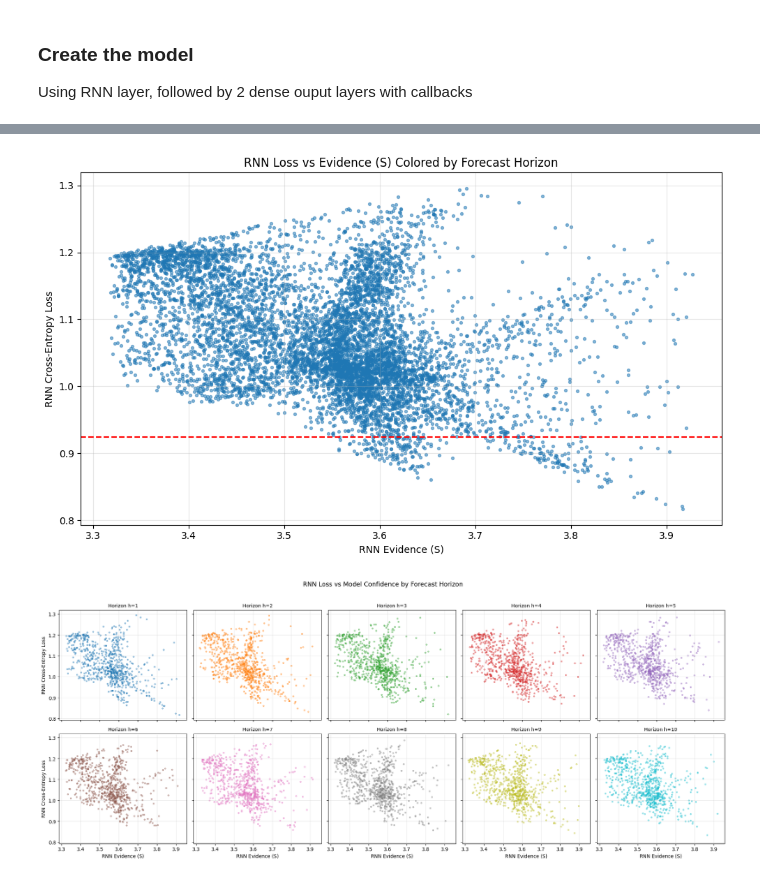
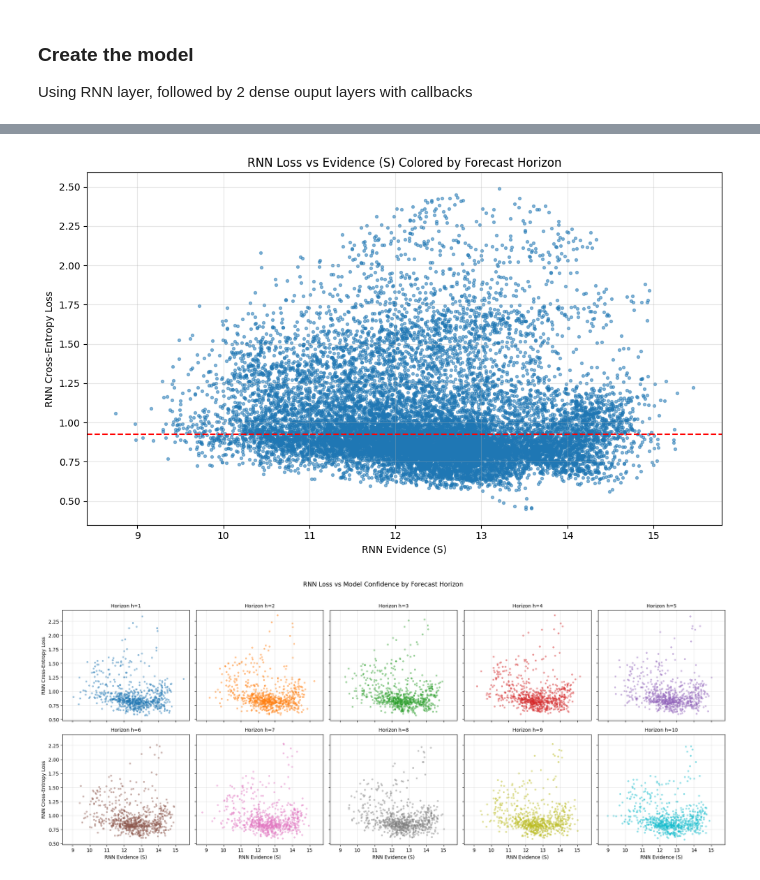
Before and after one commit to DuncanCSt/forecast_research, a Jupyter notebook: energy_price/2.5. rnn_tests.ipynb, the cells around one changed output, grey strips where cells are left out. Saved outputs shown, nothing was run; the diff lists cells and outputs as text; code cells hidden in the pictures.

Commit message:
fix cross entropy loss in custom loss function

```diff
--- a/energy_price/2.5. rnn_tests.ipynb
+++ b/energy_price/2.5. rnn_tests.ipynb
@@ -194,13 +217,16 @@ def build_model(lookback, n_cov_features, n_dt_features, n_states,
     # Merge all representations
     x = Concatenate()([rnn_out, dt_embed, horizon_embed])
 
-    # Variable-depth dense head
+    # Variable-depth dense head — training=True keeps dropout active at test time (MC Dropout)
     for _ in range(n_dense_layers):
         x = layers.Dense(dense_units, activation='relu', kernel_regularizer=tf.keras.regularizers.l2(l2_reg))(x)
         x = layers.Dropout(dropout_rate)(x)
 
     # Output raw evidence (non-negative) — softplus ensures > 0
-    output = layers.Dense(n_states, activation='softplus')(x)
+    if loss_type == 'cross_entropy':
+        output = layers.Dense(n_states, activation='softmax')(x)
+    else:
+        output = layers.Dense(n_states, activation='relu')(x)
 
     model = models.Model(inputs=[cov_input, dt_input, horizon_input], outputs=output)
     model.compile(
@@ -211,6 +237,20 @@ def build_model(lookback, n_cov_features, n_dt_features, n_states,
     return model
 
 
+def mc_predict(model, inputs, n_samples=50):
+    """Run multiple stochastic forward passes (MC Dropout) for uncertainty estimation.
+
+    Returns:
+        preds_mean: Mean predictions across MC samples
+        preds_std:  Std of predictions (epistemic uncertainty)
+        all_preds:  All MC samples, shape (n_samples, n_data, n_states)
+    """
+    all_preds = np.stack([model(inputs, training=True).numpy() for _ in range(n_samples)])
+    preds_mean = all_preds.mean(axis=0)
+    preds_std = all_preds.std(axis=0)
+    return preds_mean, preds_std, all_preds
+
+
 # Derive dimensions from prepared arrays
 lookback       = X_train_cov.shape[1]
 n_cov_features = X_train_cov.shape[2]
@@ -220,16 +260,16 @@ n_states       = Y_train_h.shape[1]
 tf.keras.backend.clear_session()
 
 model = build_model(lookback, n_cov_features, n_dt_features, n_states,
-                    loss_type='mse',
+                    loss_type='digamma',
                     embedding_dim=8, rnn_units=8, n_dense_layers=1, dense_units=16,
                     dropout_rate=0.3, learning_rate=0.0001, l2_reg=1e-4,
-                    annealing_rate=20.0, max_annealing_rate=1)
+                    annealing_rate=20.0, max_annealing_rate=0.1)
 
 history = model.fit(
     [X_train_cov, Y_month_train, horizon_train], Y_train_h,
     validation_data=([X_valid_cov, Y_month_valid, horizon_valid], Y_valid_h),
     callbacks=[AnnealingCallback()],
-    epochs=150,  # Use the same number as in your tuner setup
+    epochs=90,  # Use the same number as in your tuner setup
     verbose=1  # Set to 0 for silent output if preferred
 )
 
@@ -436,40 +505,41 @@ plt.show()
 # %%
 # Scatter plot of RNN loss vs RNN evidence (S), colored by forecast horizon
 # Flatten s and loss across all horizons, with horizon label
-s_flat = rnn_s_test[:, :, 0].flatten()
-loss_flat = rnn_loss_test.flatten()
+
+s_flat = running_loss['RNN S']
+loss_flat = running_loss['RNN Loss']
 fig = plt.figure(figsize=(10, 6))
 scatter = plt.scatter(s_flat, loss_flat, alpha=0.5, s=8)
 plt.axhline(np.concatenate([hmm_loss_valid.flatten(), hmm_loss_test.flatten()]).mean(), color='red', linestyle='--', label='HMM Mean Loss')
 plt.xlabel('RNN Evidence (S)')
 plt.ylabel('RNN Cross-Entropy Loss')
 plt.title('RNN Loss vs Evidence (S) Colored by Forecast Horizon')
 plt.grid(True, alpha=0.3)
 plt.tight_layout()
 plt.show()
 
 fig, axes = plt.subplots(2, 5, figsize=(20, 8), sharey=True, sharex=True)
 axes = axes.flatten()
 
 for h in range(forecast_horizon):
     ax = axes[h]
     s_h = rnn_s_test[:, h, 0]
     loss_h = rnn_loss_test[:, h]
 
     sc = ax.scatter(s_h, loss_h, alpha=0.4, s=8, c=f'C{h}')
     ax.set_title(f'Horizon h={h+1}', fontsize=10)
     ax.grid(True, alpha=0.3)
     if h % 5 == 0:
         ax.set_ylabel('RNN Cross-Entropy Loss')
     if h >= 5:
         ax.set_xlabel('RNN Evidence (S)')
 
 fig.suptitle('RNN Loss vs Model Confidence by Forecast Horizon', fontsize=13, y=1.02)
 plt.tight_layout()
 plt.show()
 # %% [output]
-[figure, old version]
+[figure, new version]
-[figure, old version]
+[figure, new version]
 # %%
 plt.plot(running_loss_60['running_percentile'], running_loss_60['hmm_mean_loss'], label='HMM Mean Loss', linestyle='--', color='orange')
 plt.plot(running_loss_60.running_percentile, running_loss_60.rnn_mean_loss, label='RNN Running Mean Loss (60 epochs), max s: {:.0f}'.format(running_loss_60['RNN S'].max()), linewidth=2)
```
Also changed, not shown: parts of 9 cells of this notebook, 5 other files.
